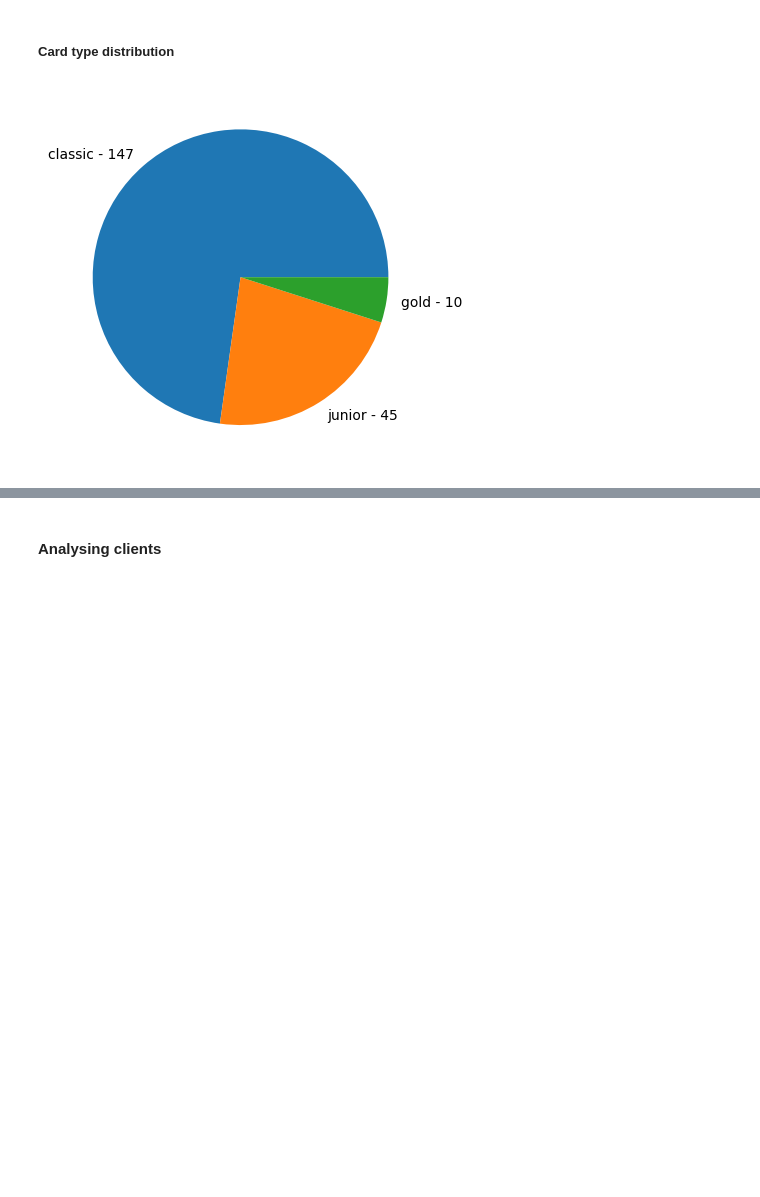
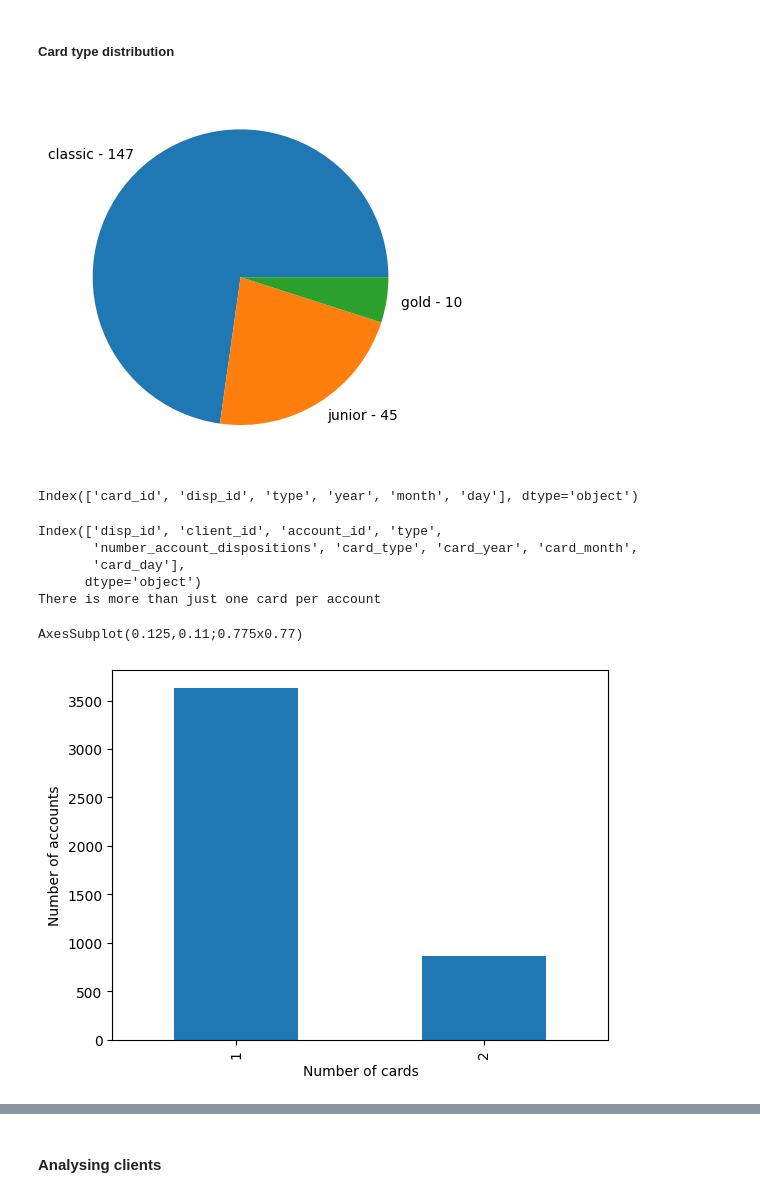
Before and after one commit to bdmendes/feup-ac-banking, a Jupyter notebook: stats.ipynb, the cells around one changed output, grey strips where cells are left out. Cells and saved outputs as stored; diff of their text form; code cells hidden in the pictures; blank space fills up the shorter version.

Commit message:
Import of some verifications done in dataset pre-comp

```diff
--- a/stats.ipynb
+++ b/stats.ipynb
@@ -322,5 +322,34 @@ This plot shows that there were more card issuances in the year 96
 # %%
 import src.stats.graphs as graphs
 graphs.plot_card_type_distribution(cards)
+cards.columns
 # %% [output]
 [figure]
+Index(['card_id', 'disp_id', 'type', 'year', 'month', 'day'], dtype='object')
+# %%
+import src.feature_engineering.merge as merge
+cards_disp = merge.merge_dispositions_cards(dispositions, cards)
+
+print(cards_disp.columns)
+if (cards_disp.account_id.is_unique == True):
+    # conclusion: only account owners have credit cards
+    print("All accounts have only a card! (And is of the acc OWNER)")
+else:
+    print("There is more than just one card per account")
+# %% [output]
+Index(['disp_id', 'client_id', 'account_id', 'type',
+       'number_account_dispositions', 'card_type', 'card_year', 'card_month',
+       'card_day'],
+      dtype='object')
+There is more than just one card per account
+# %%
+cards_per_account = cards_disp.groupby(['account_id']).size()
+
+if cards_per_account[cards_per_account > 1].empty:
+    print("There is just one card per account!")
+else:
+    print(cards_per_account.value_counts().plot(kind='bar', xlabel='Number of cards', ylabel='Number of accounts'))
+    # process data? extract feature?
+# %% [output]
+AxesSubplot(0.125,0.11;0.775x0.77)
+[figure, added]
```
Also changed, not shown: parts of 5 cells of this notebook, 1 other file.
